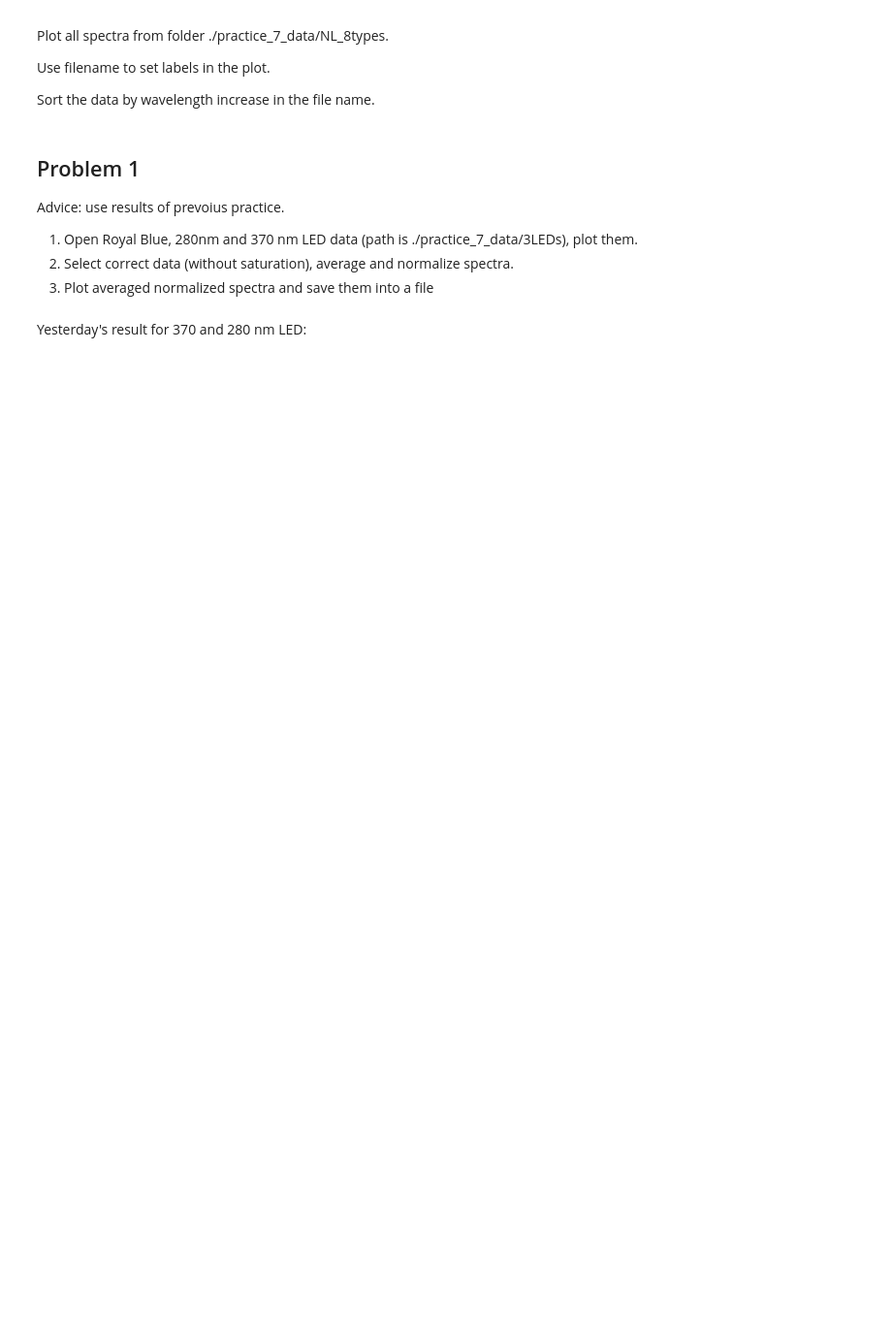
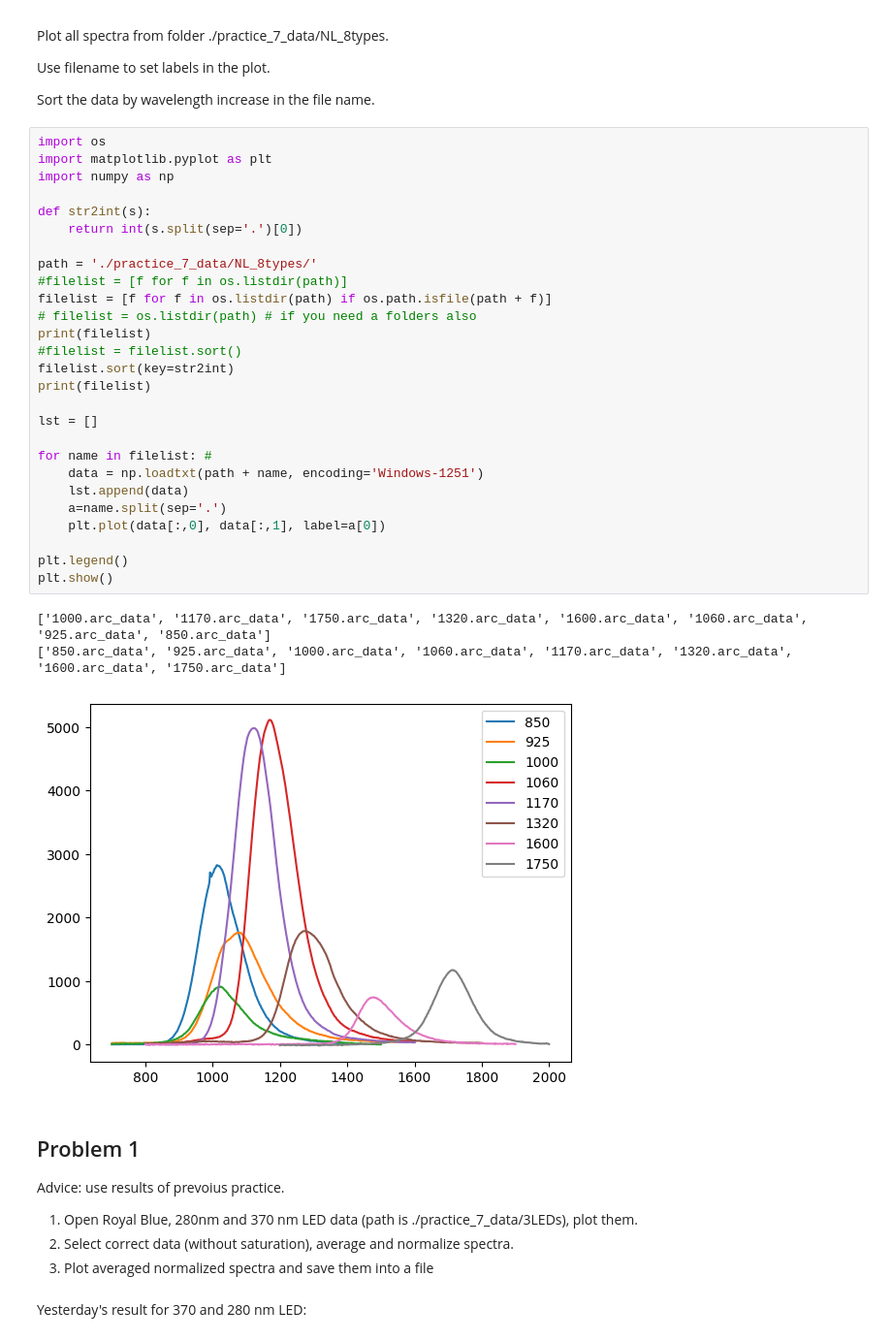
Before and after one commit to qrspeter/cust_itmo_2024, a Jupyter notebook: practices/practice_07.ipynb, the cells around one changed output. Shown: that part at 97% size. Saved outputs shown, nothing was run; the diff lists cells and outputs as text; blank space fills up the shorter version.

```diff
--- a/practices/practice_7.ipynb
+++ b/practices/practice_07.ipynb
@@ -12,6 +12,37 @@ Plot all spectra from folder ./practice_7_data/NL_8types.
 Use filename to set labels in the plot.
 
 Sort the data by wavelength increase in the file name.
+# %%
+import os
+import matplotlib.pyplot as plt
+import numpy as np
+
+def str2int(s):
+    return int(s.split(sep='.')[0])
+
+path = './practice_7_data/NL_8types/'
+#filelist = [f for f in os.listdir(path)]
+filelist = [f for f in os.listdir(path) if os.path.isfile(path + f)]
+# filelist = os.listdir(path) # if you need a folders also
+print(filelist)
+#filelist = filelist.sort()
+filelist.sort(key=str2int)
+print(filelist)
+
+lst = []
+
+for name in filelist: #
+    data = np.loadtxt(path + name, encoding='Windows-1251')
+    lst.append(data)
+    a=name.split(sep='.')
+    plt.plot(data[:,0], data[:,1], label=a[0])
+
+plt.legend()
+plt.show()
+# %% [output]
+['1000.arc_data', '1170.arc_data', '1750.arc_data', '1320.arc_data', '1600.arc_data', '1060.arc_data', '925.arc_data', '850.arc_data']
+['850.arc_data', '925.arc_data', '1000.arc_data', '1060.arc_data', '1170.arc_data', '1320.arc_data', '1600.arc_data', '1750.arc_data']
+[figure, added]
 # %% [markdown]
 ## Problem 1
 
```
Also changed, not shown: parts of 3 cells of this notebook, 4 other files.
